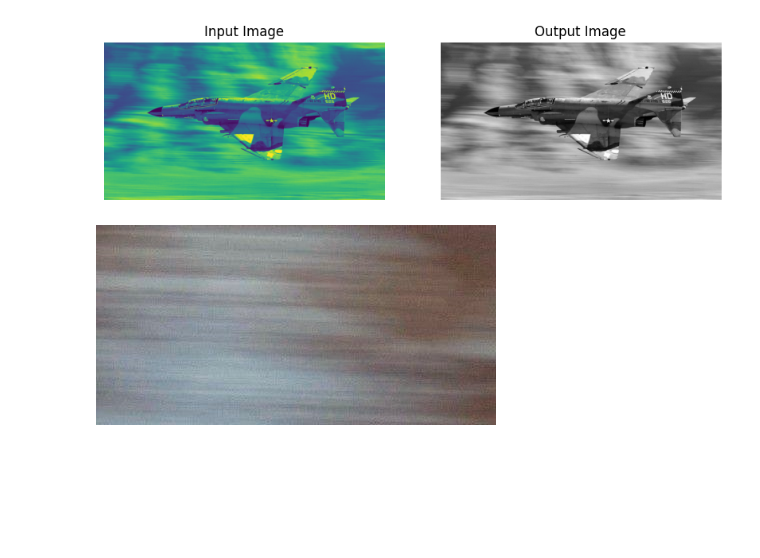
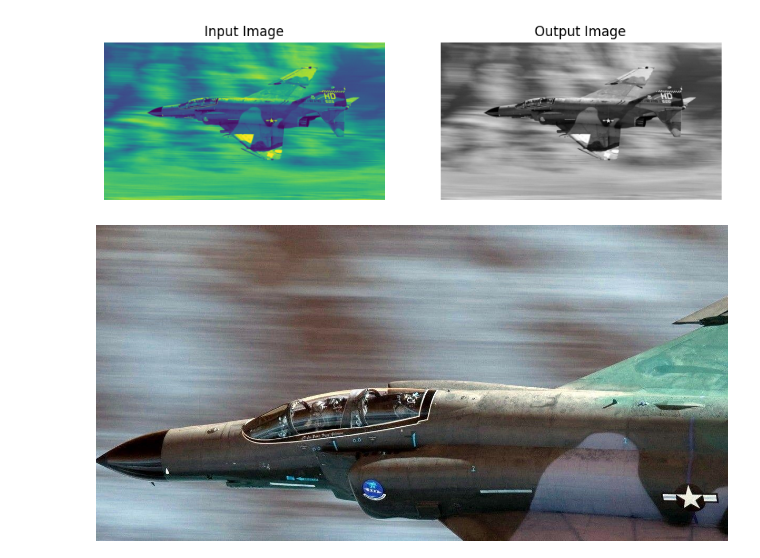
Before and after one commit to Ammar-creator-cmd/DataVisualization, a Jupyter notebook: Assignment_IMG_Processing_2.ipynb, the cells around one changed output. Drawn from its saved outputs; the diff is of its cells as text; code cells hidden in the pictures; blank space fills up the shorter version.

```diff
--- a/Assignment_IMG_Processing_2.ipynb
+++ b/Assignment_IMG_Processing_2.ipynb
@@ -46,13 +46,13 @@ Image processed and saved as /content/drive/MyDrive/dataset/f4p2_grayscale_img.j
 # %%
 from IPython.display import Image, display
 
 #define the coordinates of the region to crop(format: [y1:y2, x1:x2])
-crop_area = img[200:400, 400:800]
+crop_area = img[200:800, 400:1600]
 
 # save the cropped image
 cv2.imwrite("cropped_image.jpg", crop_area)
 
 #display the cropped image
 display(Image(filename = "cropped_image.jpg"))
 # %% [output]
-[figure, old version]
+[figure, new version]
```
